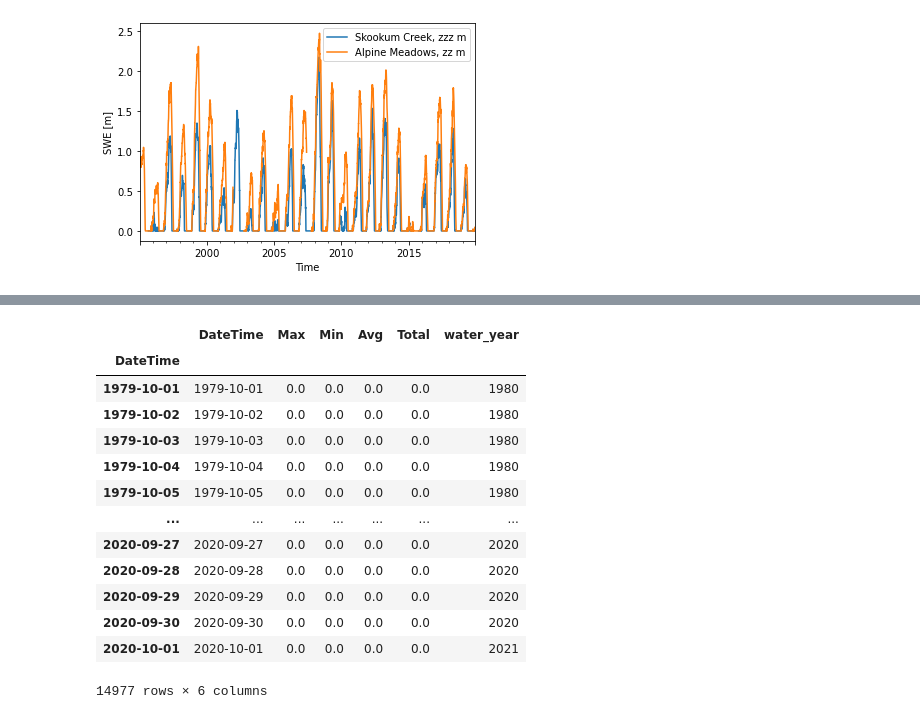
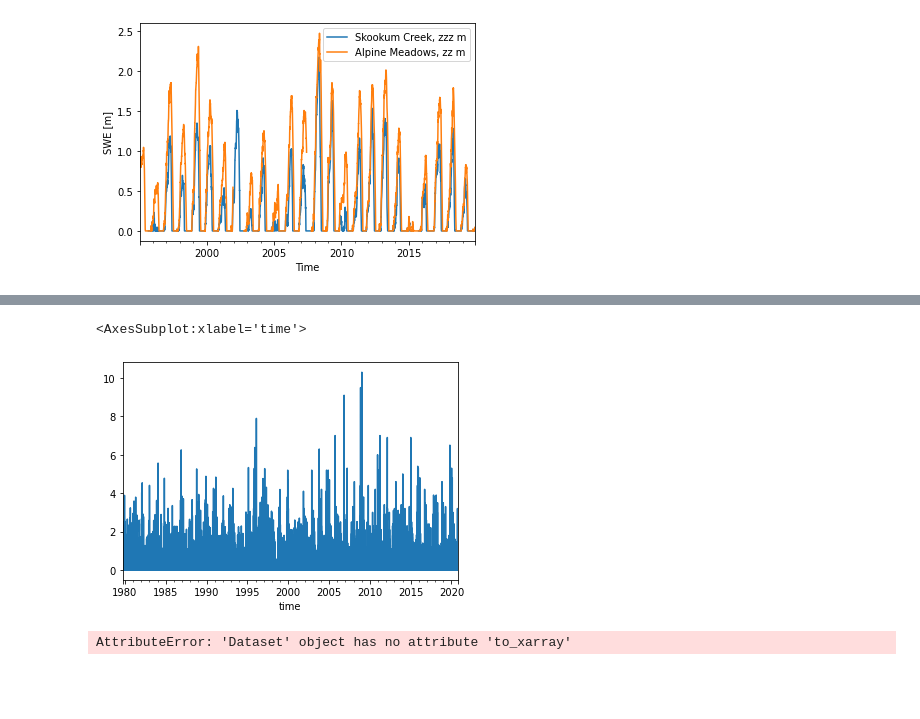
Before and after one commit to NCristea/Snow_SCL, a Jupyter notebook: compare_datasets.ipynb, the cells around one changed output, grey strips where cells are left out. Drawn from its saved outputs; the diff is of its cells as text; code cells hidden in the pictures; blank space fills up the shorter version.

Commit message:
update for xclim processing

```diff
--- a/compare_datasets.ipynb
+++ b/compare_datasets.ipynb
@@ -52,3 +64,3 @@ test.plot()
 # %%
-path_snotel_skooK_P_SPU = ROOT_DIR + '/Data/Raw/p0912_precip_SkookumCr.csv'
+path_snotel_skooK_P_SPU = ROOT_DIR + '/Data/Raw/p0912_precip_SkookumCr.txt'
 #skooK_P_SPU = pd.read_csv(ROOT_DIR + '/Data/Raw/p0912_precip_SkookumCr.csv')
@@ -70,10 +67,7 @@ def calc_water_year_apply_SPU(df):
 # %%
-path_snotel_skooK_P_SPU = ROOT_DIR + '/Data/Raw/p0912_precip_SkookumCr.csv'
-def spu_snotel_data_test(path_SPU):
-    parse_dates = ['DateTime']
-    snotel_obs = pd.read_csv(path_SPU,  parse_dates=parse_dates)
-    snotel_obs = snotel_obs.set_index(snotel_obs['DateTime'])
-    #snotel_obs.rename(columns={"DateTime": "datetime"})
-    #snotel_obs = snotel_obs.drop(['DateTime'], axis=1)
-    calc_water_year_apply_SPU(snotel_obs)
-    return snotel_obs
+#def spu_snotel_data(path_SPU):
+#    parse_dates = ['DateTime']
+#    snotel_obs = pd.read_csv(path_SPU,  sep='\s+', parse_dates=parse_dates)
+#    snotel_obs = snotel_obs.set_index(snotel_obs['DateTime'])
+#    calc_water_year_apply_SPU(snotel_obs)
+#    return snotel_obs
@@ -98,19 +74,8 @@ test
-# %%
-
-snotel_obs1 = spu_snotel_data_test(path_snotel_skooK_P_SPU)
-snotel_obs1
-# %% [output]
-|  | DateTime | Max | Min | Avg | Total | water_year |
-| DateTime |  |  |  |  |  |  |
-| 1979-10-01 | 1979-10-01 | 0.0 | 0.0 | 0.0 | 0.0 | 1980 |
-| 1979-10-02 | 1979-10-02 | 0.0 | 0.0 | 0.0 | 0.0 | 1980 |
-| 1979-10-03 | 1979-10-03 | 0.0 | 0.0 | 0.0 | 0.0 | 1980 |
-| 1979-10-04 | 1979-10-04 | 0.0 | 0.0 | 0.0 | 0.0 | 1980 |
-| 1979-10-05 | 1979-10-05 | 0.0 | 0.0 | 0.0 | 0.0 | 1980 |
-| ... | ... | ... | ... | ... | ... | ... |
-| 2020-09-27 | 2020-09-27 | 0.0 | 0.0 | 0.0 | 0.0 | 2020 |
-| 2020-09-28 | 2020-09-28 | 0.0 | 0.0 | 0.0 | 0.0 | 2020 |
-| 2020-09-29 | 2020-09-29 | 0.0 | 0.0 | 0.0 | 0.0 | 2020 |
-| 2020-09-30 | 2020-09-30 | 0.0 | 0.0 | 0.0 | 0.0 | 2020 |
-| 2020-10-01 | 2020-10-01 | 0.0 | 0.0 | 0.0 | 0.0 | 2021 |
-14977 rows × 6 columns
+# %%
+
+snotel_obs_SPU = fc.spu_snotel_data(path_snotel_skooK_P_SPU)
+snotel_obs_SPU.index.names = ['time']
+snotel_obs_SPU.Total.plot()
+# %% [output]
+<AxesSubplot:xlabel='time'>
+[figure, added]
@@ -116,0 +89,6 @@ snotel_obs1
+# %%
+#get precip data in xclim format
+snotel_obs_SPU = snotel_obs_SPU.to_xarray()
+#add units for processing with xclim
+# %% [output]
+AttributeError: 'Dataset' object has no attribute 'to_xarray'
```
Also changed, not shown: parts of 26 cells of this notebook, 6 other files.
